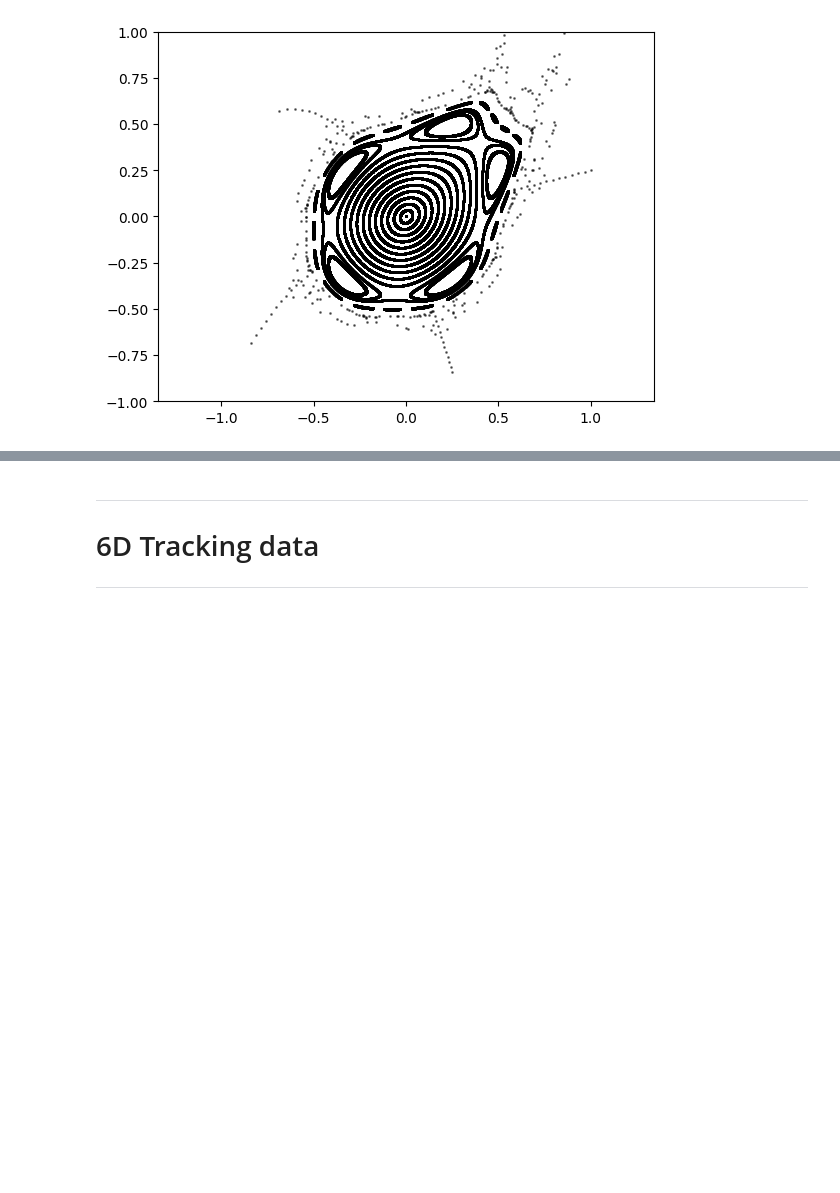
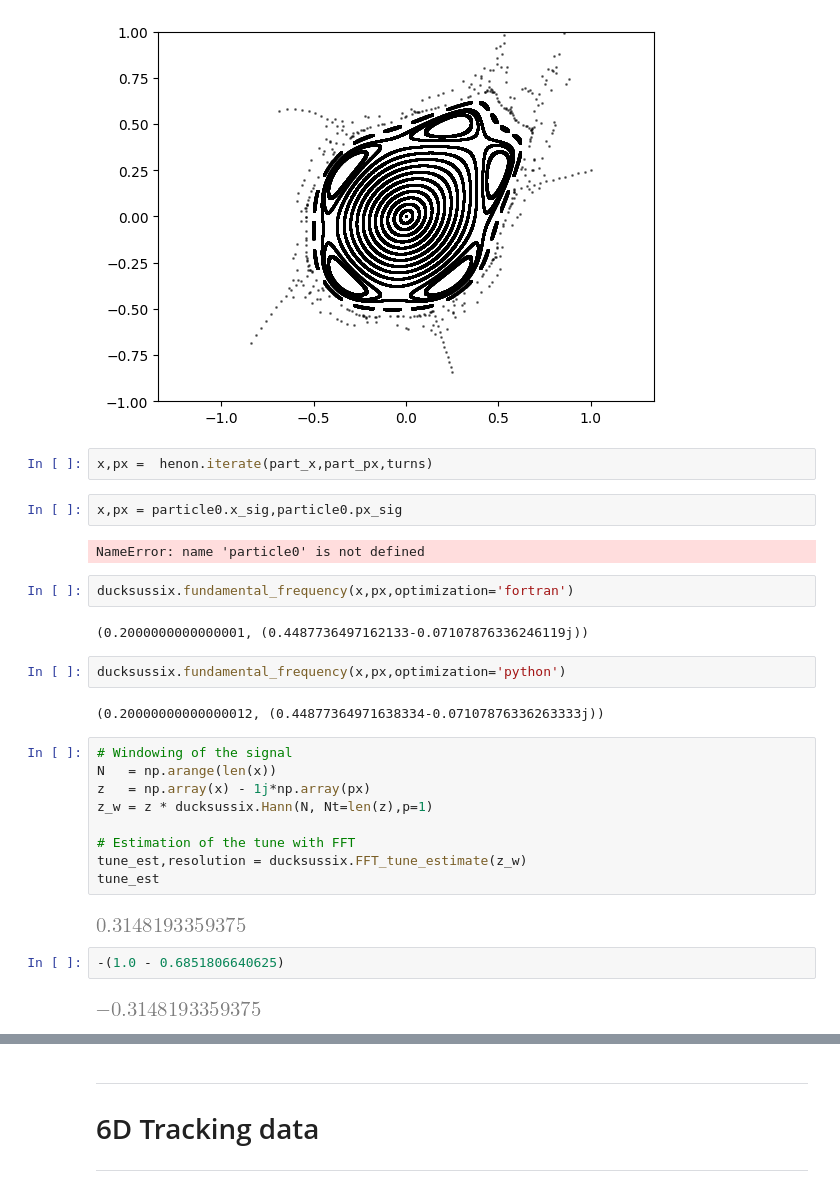
Before and after one commit to pbelange/PySUSSIX, a Jupyter notebook: test_sussix.ipynb, the cells around one changed output, grey strips where cells are left out. Drawn from its saved outputs; the diff is of its cells as text; blank space fills up the shorter version.

```diff
--- a/test_sussix.ipynb
+++ b/test_sussix.ipynb
@@ -153,6 +153,35 @@ plt.ylim(-1,1)
 # %% [output]
 [figure]
 [figure]
+# %%
+x,px =  henon.iterate(part_x,part_px,turns)
+# %%
+x,px = particle0.x_sig,particle0.px_sig
+# %% [output]
+NameError: name 'particle0' is not defined
+# %%
+ducksussix.fundamental_frequency(x,px,optimization='fortran')
+# %% [output]
+(0.2000000000000001, (0.4487736497162133-0.07107876336246119j))
+# %%
+ducksussix.fundamental_frequency(x,px,optimization='python')
+# %% [output]
+(0.20000000000000012, (0.44877364971638334-0.07107876336263333j))
+# %%
+# Windowing of the signal
+N   = np.arange(len(x))
+z   = np.array(x) - 1j*np.array(px)
+z_w = z * ducksussix.Hann(N, Nt=len(z),p=1)
+
+# Estimation of the tune with FFT
+tune_est,resolution = ducksussix.FFT_tune_estimate(z_w)
+tune_est
+# %% [output]
+[figure, added]
+# %%
+-(1.0 - 0.6851806640625)
+# %% [output]
+[figure, added]
 # %%
 turns = int(1e5)
 N     = np.arange(0,turns)
```
Also changed, not shown: parts of 36 cells of this notebook, 10 other files.
